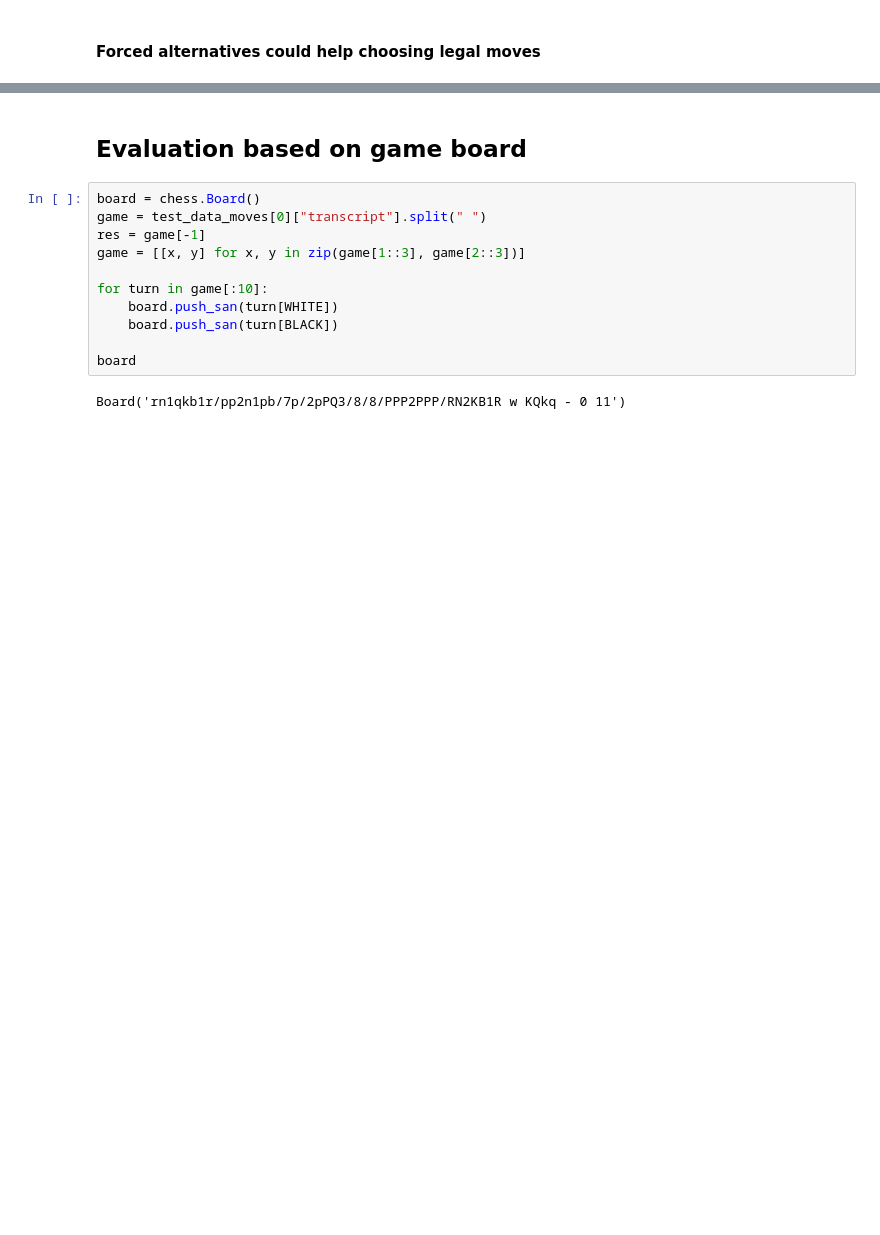
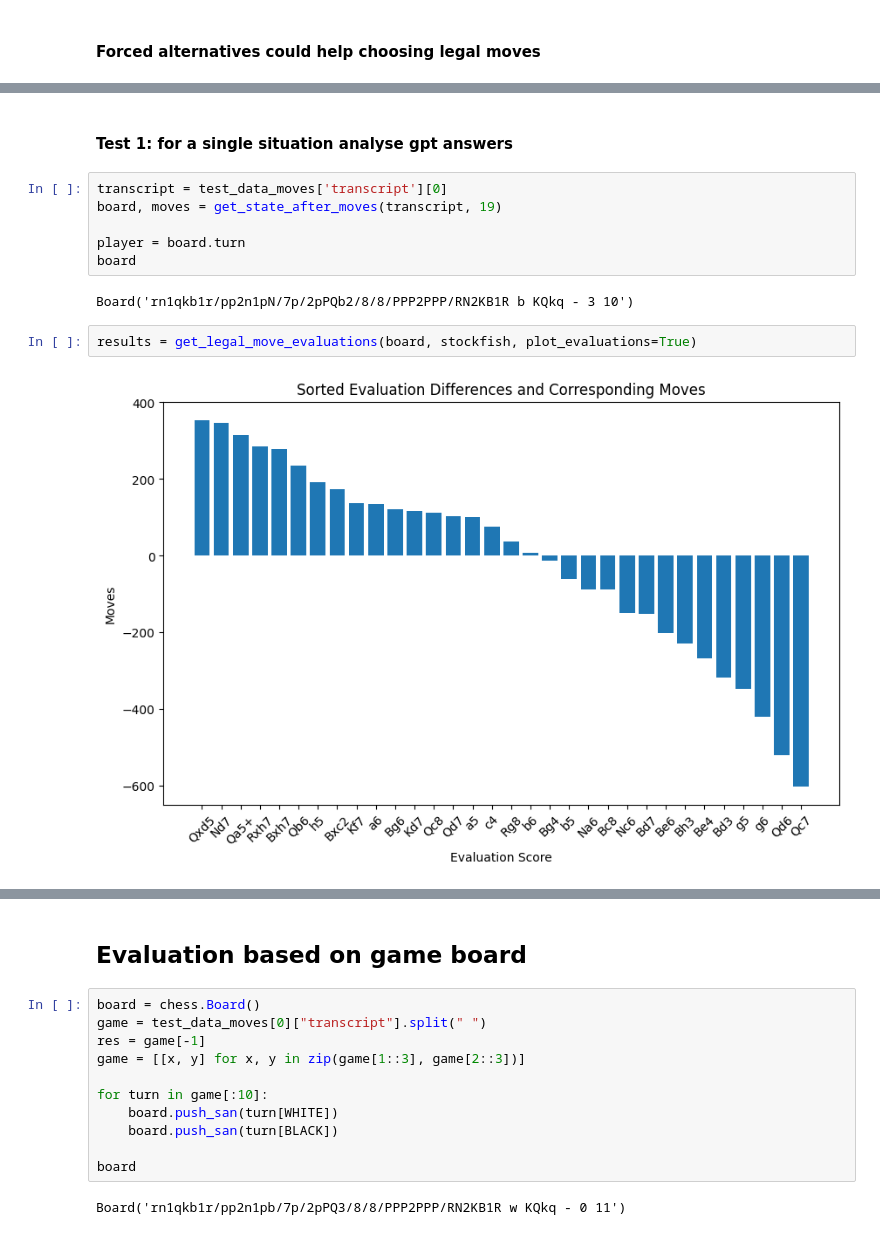
Before and after one commit to MatTheTab/NLP-Chess, a Jupyter notebook: evaluate_gpt2.ipynb, the cells around one changed output, grey strips where cells are left out. Drawn from its saved outputs; the diff is of its cells as text; blank space fills up the shorter version.

Commit message:
Add a WIP test and TODO ideas

```diff
--- a/evaluate_gpt2.ipynb
+++ b/evaluate_gpt2.ipynb
@@ -149,0 +254,14 @@ print(tokenizer.decode(outputs[1], skip_special_tokens=True))
+# %% [markdown]
+#### Test 1: for a single situation analyse gpt answers
+# %%
+transcript = test_data_moves['transcript'][0]
+board, moves = get_state_after_moves(transcript, 19)
+
+player = board.turn
+board
+# %% [output]
+Board('rn1qkb1r/pp2n1pN/7p/2pPQb2/8/8/PPP2PPP/RN2KB1R b KQkq - 3 10')
+# %%
+results = get_legal_move_evaluations(board, stockfish, plot_evaluations=True)
+# %% [output]
+[figure, added]
```
Also changed, not shown: parts of 21 cells of this notebook.
